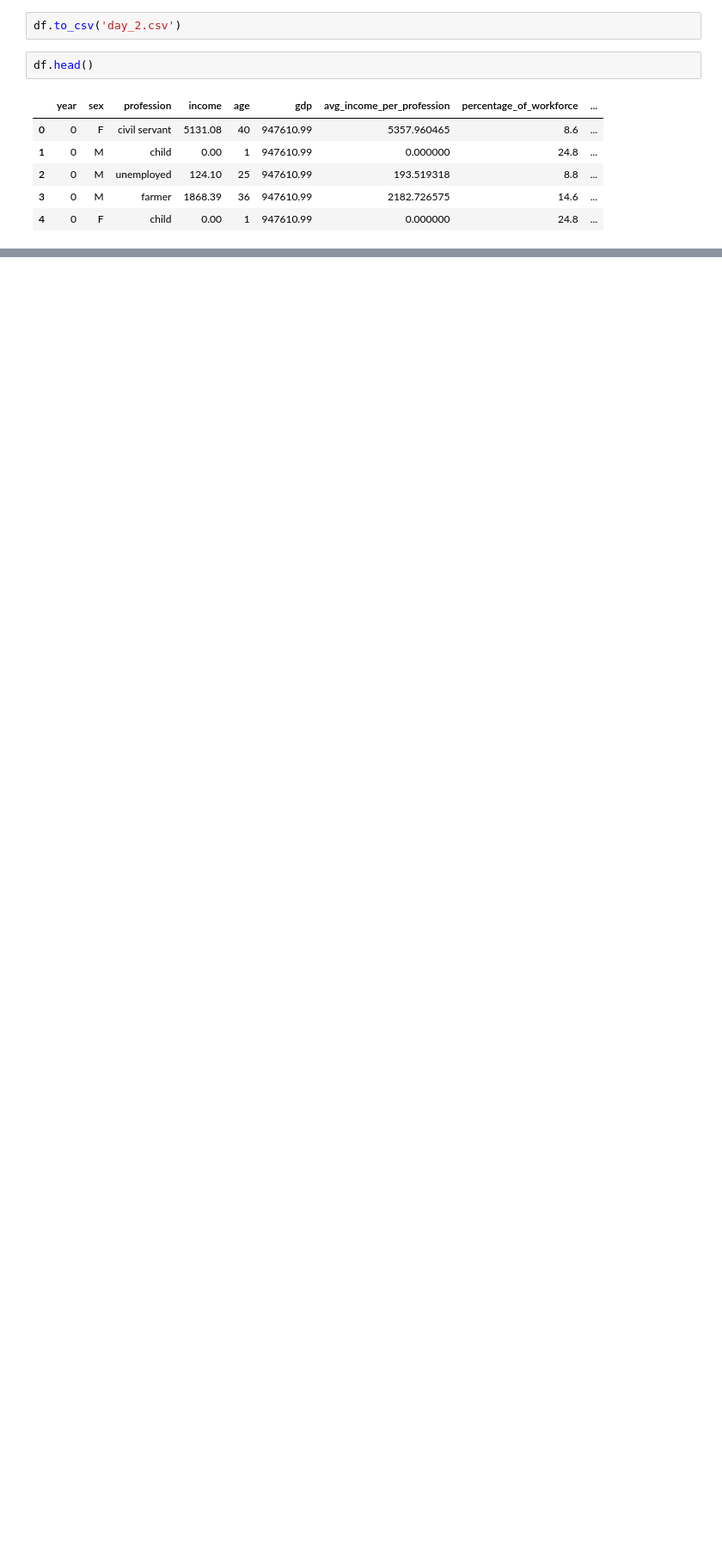
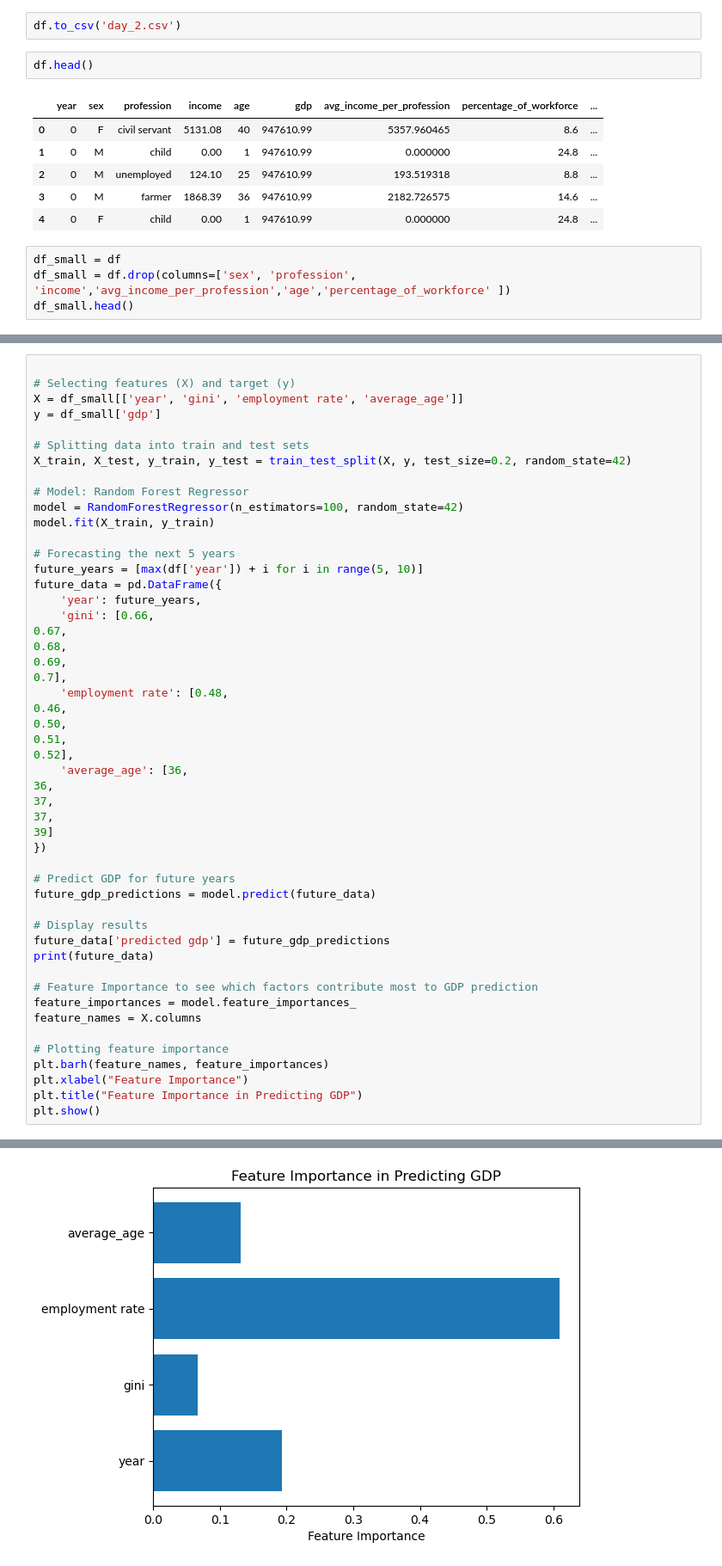
Before and after one commit to charlie-svl/TropicanaS4, a Jupyter notebook: day_2/day_2_data.ipynb, the cells around one changed output, grey strips where cells are left out. Shown: that part at 86% size. Cells and saved outputs as stored; diff of their text form; blank space fills up the shorter version.

```diff
--- a/day_2/day_2_data.ipynb
+++ b/day_2/day_2_data.ipynb
@@ -145,3 +145,7 @@ df.head()
 | 2 | 0 | M | unemployed | 124.10 | 25 | 947610.99 | 193.519318 | 8.8 | ... |
 | 3 | 0 | M | farmer | 1868.39 | 36 | 947610.99 | 2182.726575 | 14.6 | ... |
 | 4 | 0 | F | child | 0.00 | 1 | 947610.99 | 0.000000 | 24.8 | ... |
+# %%
+df_small = df
+df_small = df.drop(columns=['sex', 'profession', 'income','avg_income_per_profession','age','percentage_of_workforce' ])
+df_small.head()
@@ -147,0 +159,51 @@ df.head()
+# %%
+
+# Selecting features (X) and target (y)
+X = df_small[['year', 'gini', 'employment rate', 'average_age']]
+y = df_small['gdp']
+
+# Splitting data into train and test sets
+X_train, X_test, y_train, y_test = train_test_split(X, y, test_size=0.2, random_state=42)
+
+# Model: Random Forest Regressor
+model = RandomForestRegressor(n_estimators=100, random_state=42)
+model.fit(X_train, y_train)
+
+# Forecasting the next 5 years
+future_years = [max(df['year']) + i for i in range(5, 10)]
+future_data = pd.DataFrame({
+    'year': future_years,
+    'gini': [0.66,
+0.67,
+0.68,
+0.69,
+0.7],
+    'employment rate': [0.48,
+0.46,
+0.50,
+0.51,
+0.52],
+    'average_age': [36,
+36,
+37,
+37,
+39]
+})
+
+# Predict GDP for future years
+future_gdp_predictions = model.predict(future_data)
+
+# Display results
+future_data['predicted gdp'] = future_gdp_predictions
+print(future_data)
+
+# Feature Importance to see which factors contribute most to GDP prediction
+feature_importances = model.feature_importances_
+feature_names = X.columns
+
+# Plotting feature importance
+plt.barh(feature_names, feature_importances)
+plt.xlabel("Feature Importance")
+plt.title("Feature Importance in Predicting GDP")
+plt.show()
+# %% [output]
@@ -148,3 +216,4 @@ df.head()
+[figure, added]
 # %%
 
 # Get the last 5 years of data
```
Also changed, not shown: parts of 2 cells of this notebook, 5 other files.
